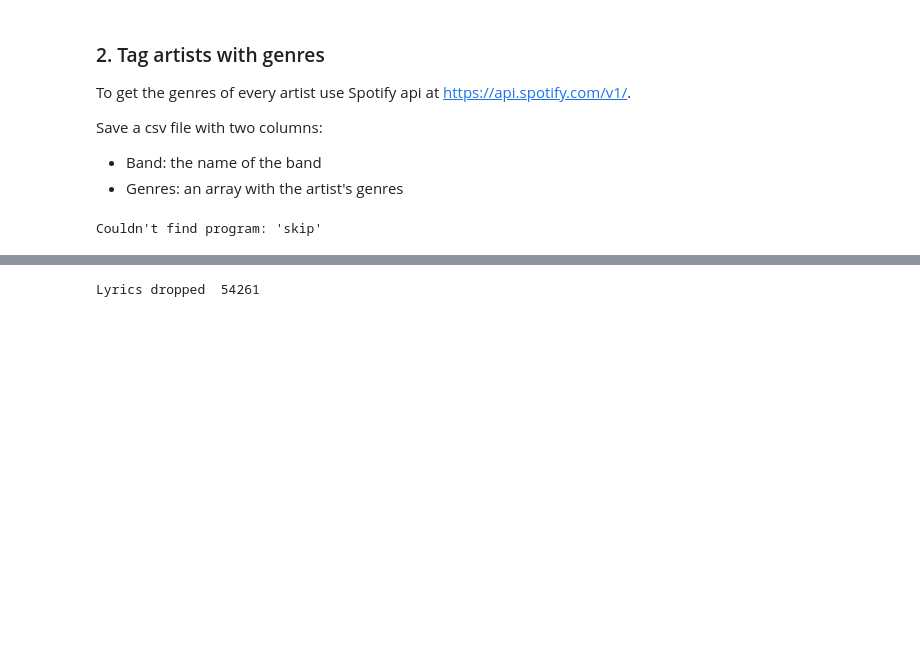
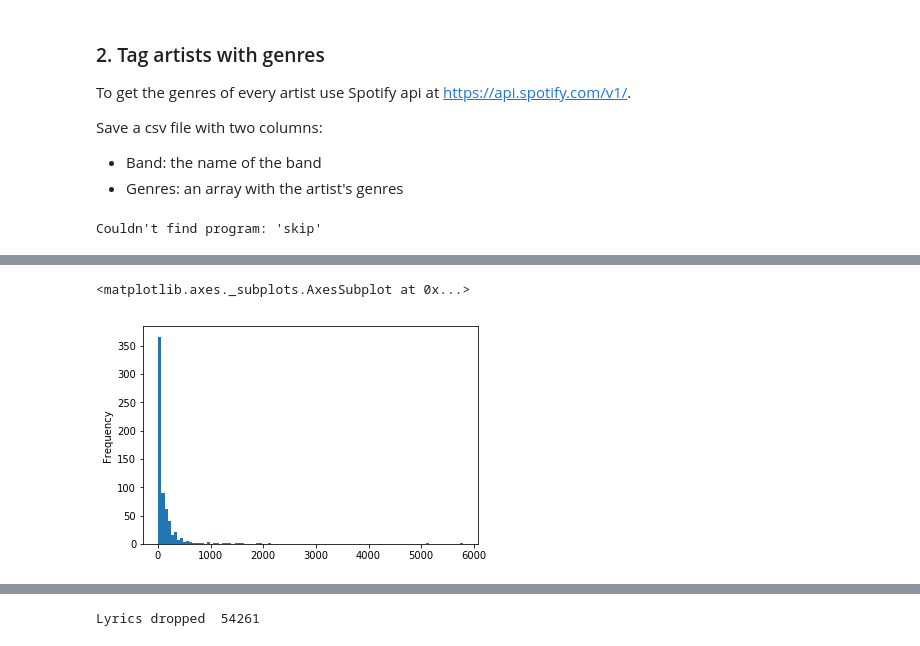
Before and after one commit to Hohenheimsenberg/LyricAnalyzer, a Jupyter notebook: 1.Dataset_Preparation.ipynb, the cells around one changed output, grey strips where cells are left out. Drawn from its saved outputs; the diff is of its cells as text; code cells hidden in the pictures; blank space fills up the shorter version.

```diff
--- a/1.Dataset_Preparation.ipynb
+++ b/1.Dataset_Preparation.ipynb
@@ -85,0 +184,6 @@ Couldn't find program: 'skip'
+# %%
+genres = genres.drop(labels=to_remove)
+genres.plot.hist(bins=100)
+# %% [output]
+<matplotlib.axes._subplots.AxesSubplot at 0x...>
+[figure, added]
```
Also changed, not shown: parts of 11 cells of this notebook, 2 other files.
